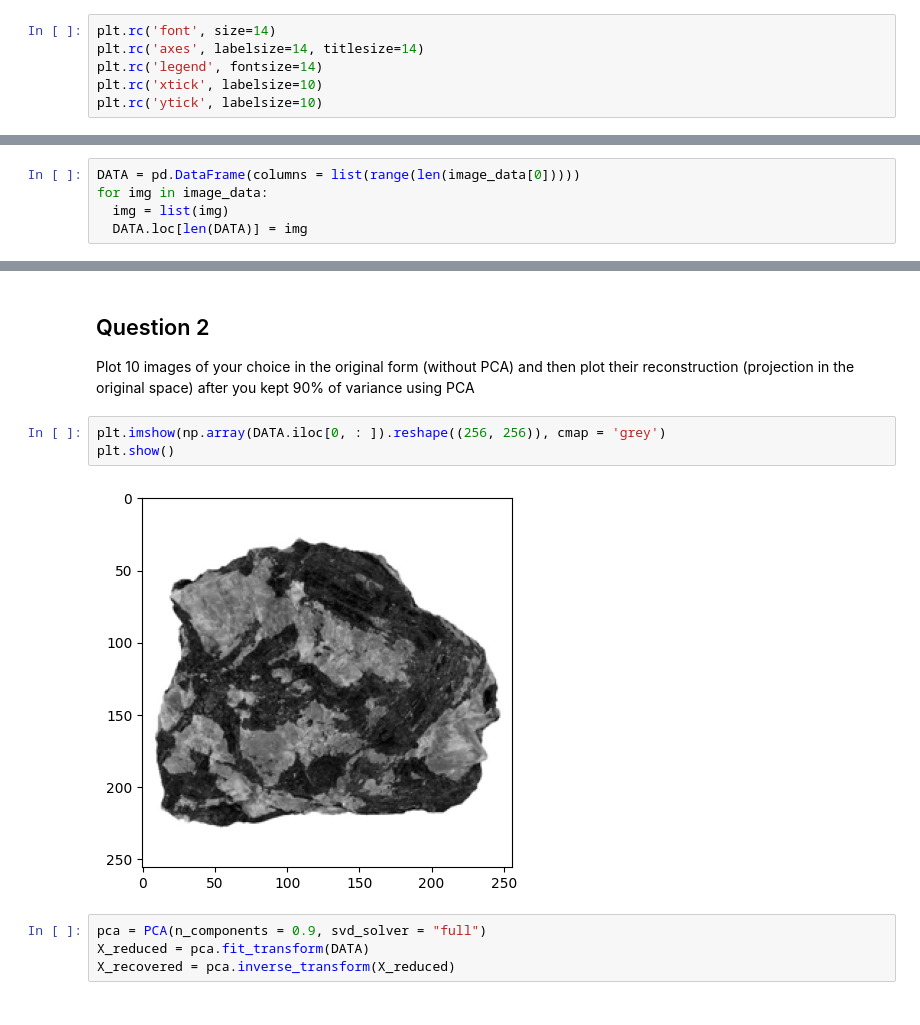
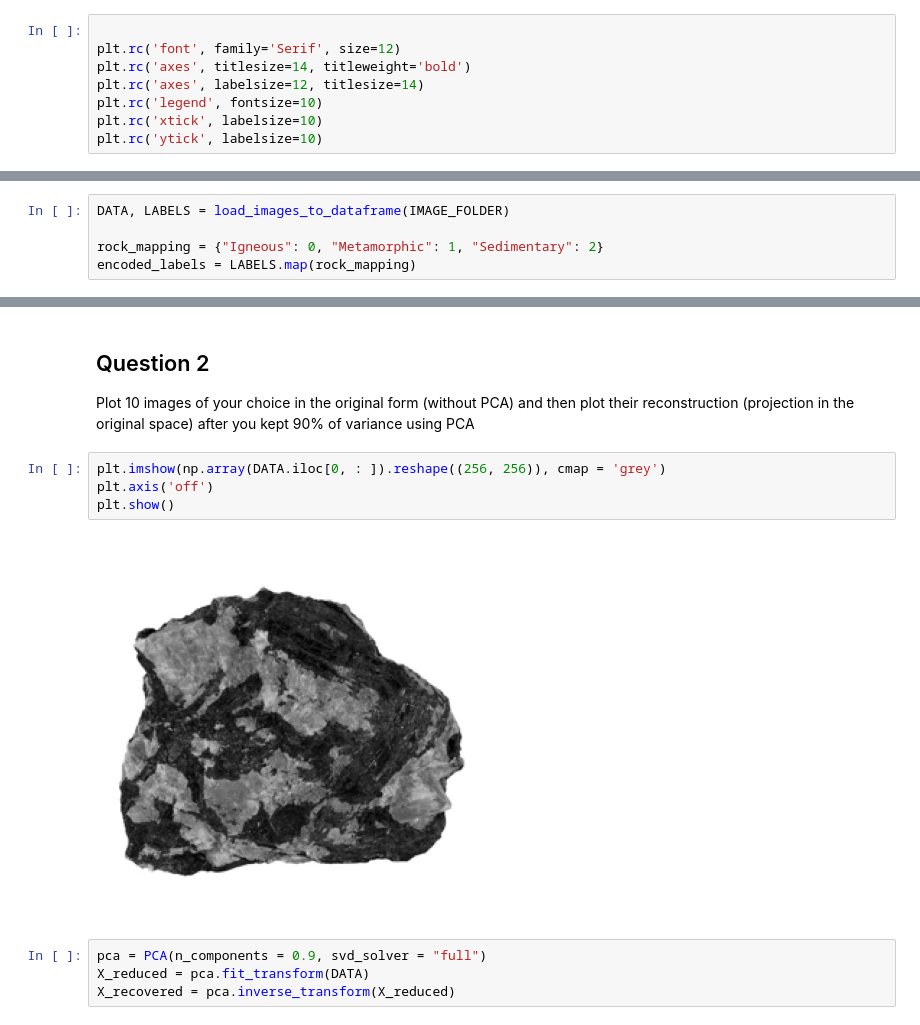
Before and after one commit to jackyeung99/Applied_Machine_Learning, a Jupyter notebook: Assignment03/03_Q1.ipynb, the cells around one changed output, grey strips where cells are left out. Saved outputs shown, nothing was run; the diff lists cells and outputs as text.

```diff
--- a/Assignment03/03_Q1.ipynb
+++ b/Assignment03/03_Q1.ipynb
@@ -45,7 +47,9 @@ warnings.filterwarnings("ignore")
 # %%
-plt.rc('font', size=14)
-plt.rc('axes', labelsize=14, titlesize=14)
-plt.rc('legend', fontsize=14)
+
+plt.rc('font', family='Serif', size=12)
+plt.rc('axes', titlesize=14, titleweight='bold')
+plt.rc('axes', labelsize=12, titlesize=14)
+plt.rc('legend', fontsize=10)
 plt.rc('xtick', labelsize=10)
 plt.rc('ytick', labelsize=10)
 # %% [markdown]
@@ -92,0 +105,5 @@ image_data, image_filenames, LABELS = load_images_from_folder(IMAGE_FOLDER)
+# %%
+DATA, LABELS = load_images_to_dataframe(IMAGE_FOLDER)
+
+rock_mapping = {"Igneous": 0, "Metamorphic": 1, "Sedimentary": 2}
+encoded_labels = LABELS.map(rock_mapping)
@@ -101,7 +131,2 @@ len(image_data[0])
 # %% [markdown]
 The total number of features after converting to grayscale, resizing and flatenning image is 65536.
-# %%
-DATA = pd.DataFrame(columns = list(range(len(image_data[0]))))
-for img in image_data:
-  img = list(img)
-  DATA.loc[len(DATA)] = img
@@ -162,9 +189,10 @@ Number of components required to preserve 90% variance: 141
 Plot 10 images of your choice in the original form (without PCA) and then plot their reconstruction (projection in the original space) after you kept 90% of variance using PCA
 # %%
 plt.imshow(np.array(DATA.iloc[0, : ]).reshape((256, 256)), cmap = 'grey')
+plt.axis('off')
 plt.show()
 # %% [output]
-[figure, old version]
+[figure, new version]
 # %%
 pca = PCA(n_components = 0.9, svd_solver = "full")
 X_reduced = pca.fit_transform(DATA)
```
Also changed, not shown: parts of 58 cells of this notebook.
